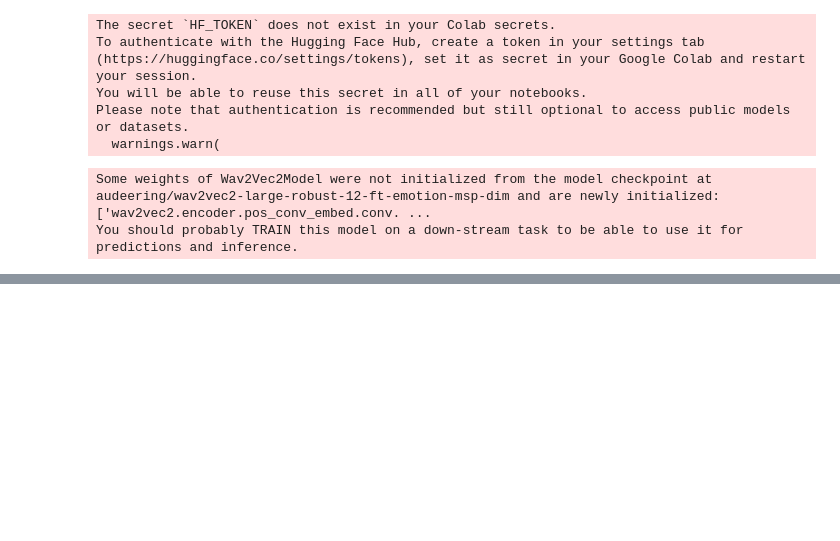
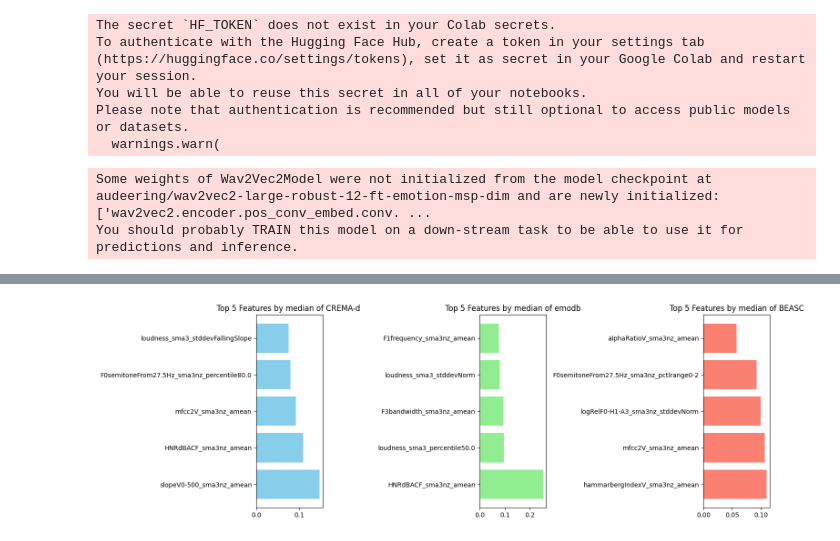
Before and after one commit to Captaindoggo/CUSSer, a Jupyter notebook: wav2vec_emotion_classifier.ipynb, the cells around one changed output, grey strips where cells are left out. Saved outputs shown, nothing was run; the diff lists cells and outputs as text; code cells hidden in the pictures; blank space fills up the shorter version.

```diff
--- a/wav2vec_emotion_classifier.ipynb
+++ b/wav2vec_emotion_classifier.ipynb
@@ -448,0 +1335,4 @@ trainer.fit(cls, trainloader, valloader)
+# %%
+plot_top_5_features(calculate_median_contributions(contributions_dict_crema_sad), calculate_median_contributions(contributions_dict_emodb_sad), calculate_median_contributions(contributions_dict_banglaser_sad))
+# %% [output]
+[figure, added]
```
Also changed, not shown: parts of 106 cells of this notebook, 7 other files.
